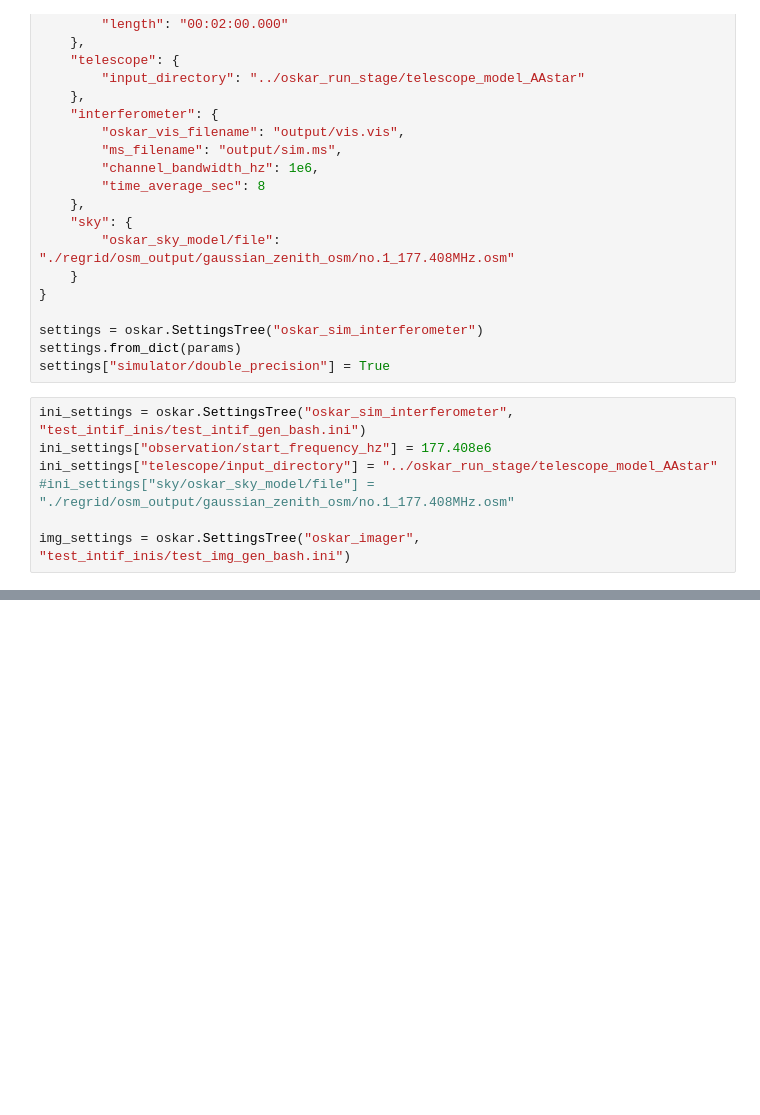
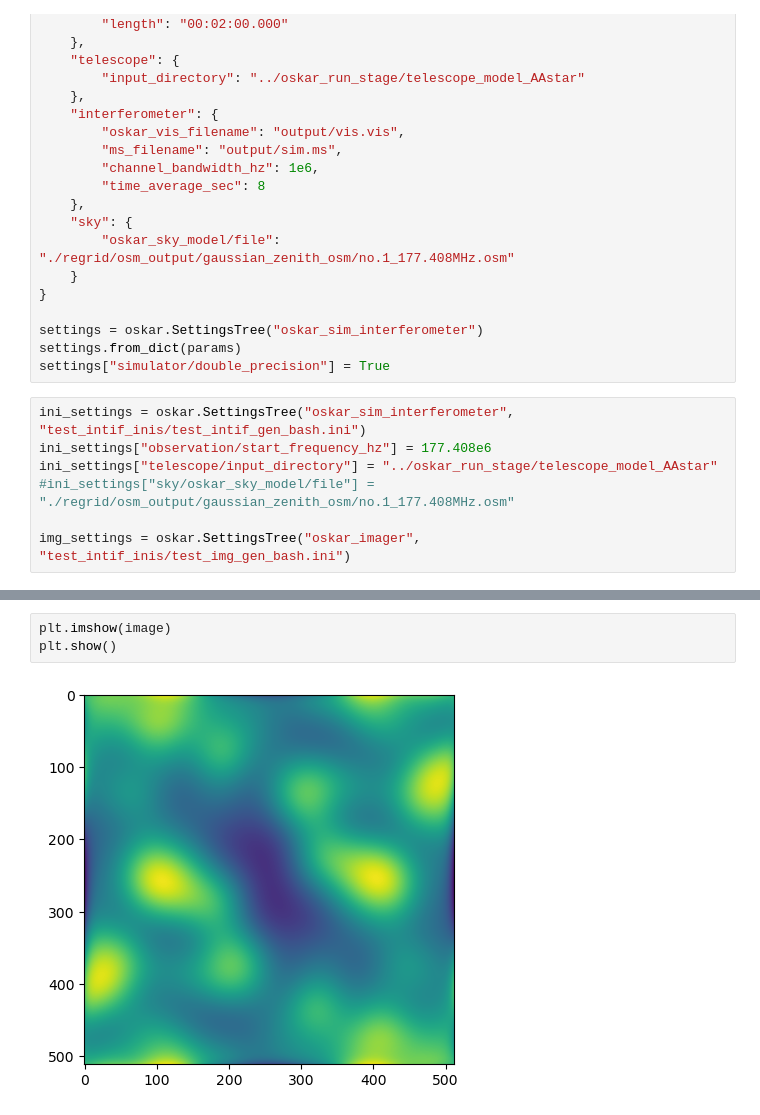
Before and after one commit to oliviax727/phd-programs, a Jupyter notebook: regrid/oskarpy-test.ipynb, the cells around one changed output, grey strips where cells are left out. Saved outputs shown, nothing was run; the diff lists cells and outputs as text; blank space fills up the shorter version.

```diff
--- a/regrid/oskarpy-test.ipynb
+++ b/regrid/oskarpy-test.ipynb
@@ -59,0 +77,5 @@ image = output["images"][0]
+# %%
+plt.imshow(image)
+plt.show()
+# %% [output]
+[figure, added]
```
Also changed, not shown: parts of 3 cells of this notebook, 1 other file.
